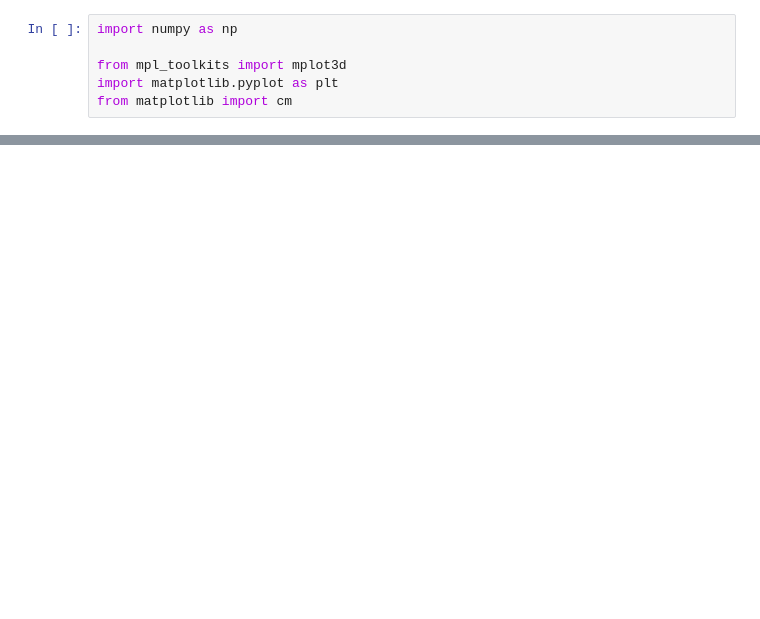
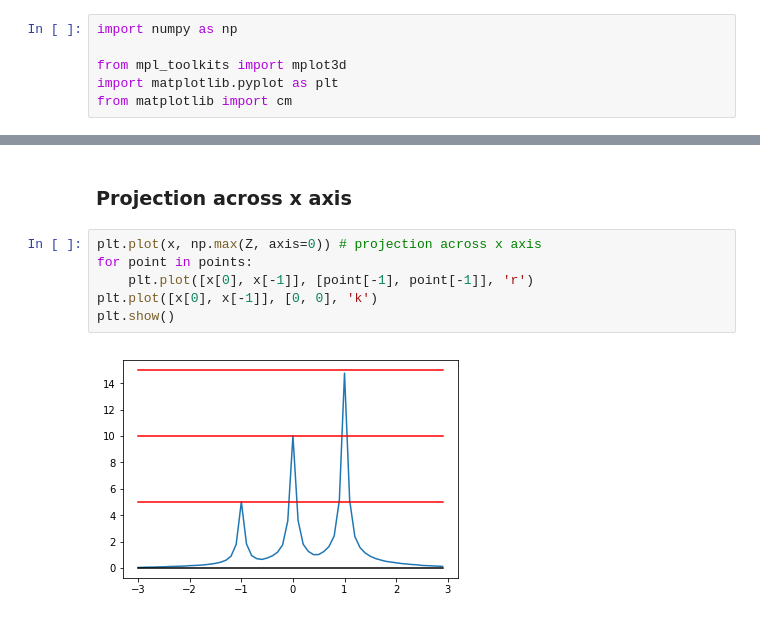
Before and after one commit to PawelSzczerbiak/universality-theorem, a Jupyter notebook: visualization.ipynb, the cells around one changed output, grey strips where cells are left out. Drawn from its saved outputs; the diff is of its cells as text; blank space fills up the shorter version.

```diff
--- a/visualization.ipynb
+++ b/visualization.ipynb
@@ -56,0 +93,10 @@ plt.show()
+# %% [markdown]
+### Projection across x axis
+# %%
+plt.plot(x, np.max(Z, axis=0)) # projection across x axis
+for point in points:
+    plt.plot([x[0], x[-1]], [point[-1], point[-1]], 'r')
+plt.plot([x[0], x[-1]], [0, 0], 'k')
+plt.show()
+# %% [output]
+[figure, added]
```
Also changed, not shown: parts of 7 cells of this notebook.
